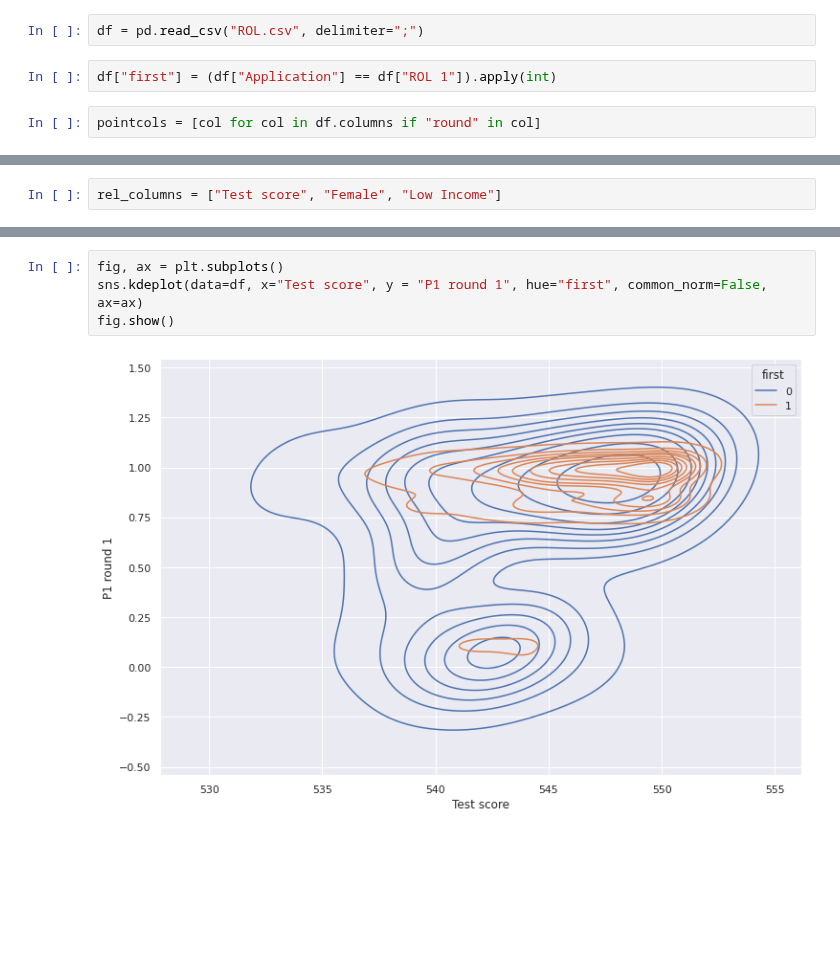
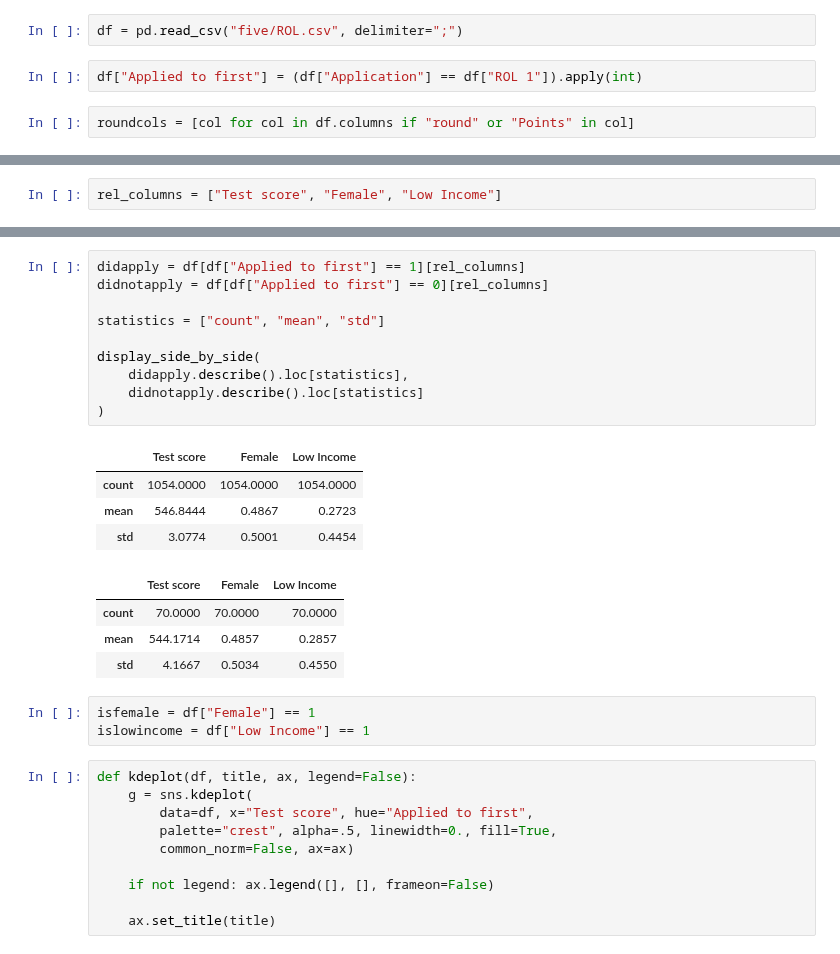
Before and after one commit to NoFishLikeIan/tinbergen, a Jupyter notebook: homework/adv_gametheory/five/rol.ipynb, the cells around one changed output, grey strips where cells are left out. Saved outputs shown, nothing was run; the diff lists cells and outputs as text; blank space fills up the shorter version.

```diff
--- a/homework/adv_gametheory/five/rol.ipynb
+++ b/homework/adv_gametheory/five/rol.ipynb
@@ -9,7 +25,7 @@ pd.options.display.float_format = "{:.4f}".format
 # %%
-df = pd.read_csv("ROL.csv", delimiter=";")
+df = pd.read_csv("five/ROL.csv", delimiter=";")
 # %%
-df["first"] = (df["Application"] == df["ROL 1"]).apply(int)
+df["Applied to first"] = (df["Application"] == df["ROL 1"]).apply(int)
 # %%
-pointcols = [col for col in df.columns if "round" in col]
+roundcols = [col for col in df.columns if "round" or "Points" in col]
 # %%
@@ -46,6 +43,32 @@ df[df["first"] == 0][rel_columns].describe()
-# %%
-fig, ax = plt.subplots()
-sns.kdeplot(data=df, x="Test score", y = "P1 round 1", hue="first", common_norm=False, ax=ax)
-fig.show()
-# %% [output]
-[figure, removed]
+# %%
+didapply = df[df["Applied to first"] == 1][rel_columns]
+didnotapply = df[df["Applied to first"] == 0][rel_columns]
+
+statistics = ["count", "mean", "std"]
+
+display_side_by_side(
+    didapply.describe().loc[statistics],
+    didnotapply.describe().loc[statistics]
+)
+# %% [output]
+|  | Test score | Female | Low Income |
+| count | 1054.0000 | 1054.0000 | 1054.0000 |
+| mean | 546.8444 | 0.4867 | 0.2723 |
+| std | 3.0774 | 0.5001 | 0.4454 |
+|  | Test score | Female | Low Income |
+| count | 70.0000 | 70.0000 | 70.0000 |
+| mean | 544.1714 | 0.4857 | 0.2857 |
+| std | 4.1667 | 0.5034 | 0.4550 |
+# %%
+isfemale = df["Female"] == 1
+islowincome = df["Low Income"] == 1
+# %%
+def kdeplot(df, title, ax, legend=False):
+    g = sns.kdeplot(
+        data=df, x="Test score", hue="Applied to first",
+        palette="crest", alpha=.5, linewidth=0., fill=True,
+        common_norm=False, ax=ax)
+
+    if not legend: ax.legend([], [], frameon=False)
+
+    ax.set_title(title)
```
Also changed, not shown: parts of 24 cells of this notebook, 1 other file.
